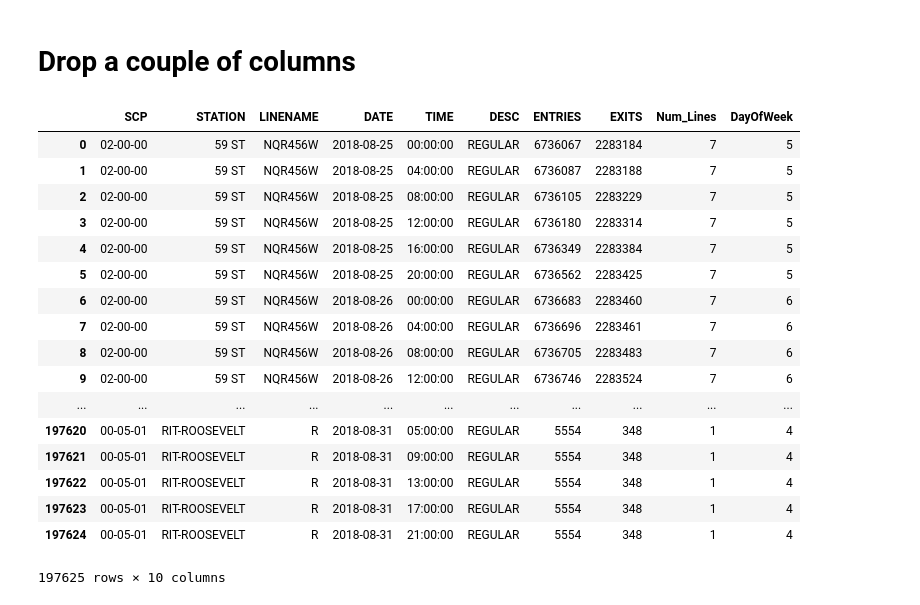
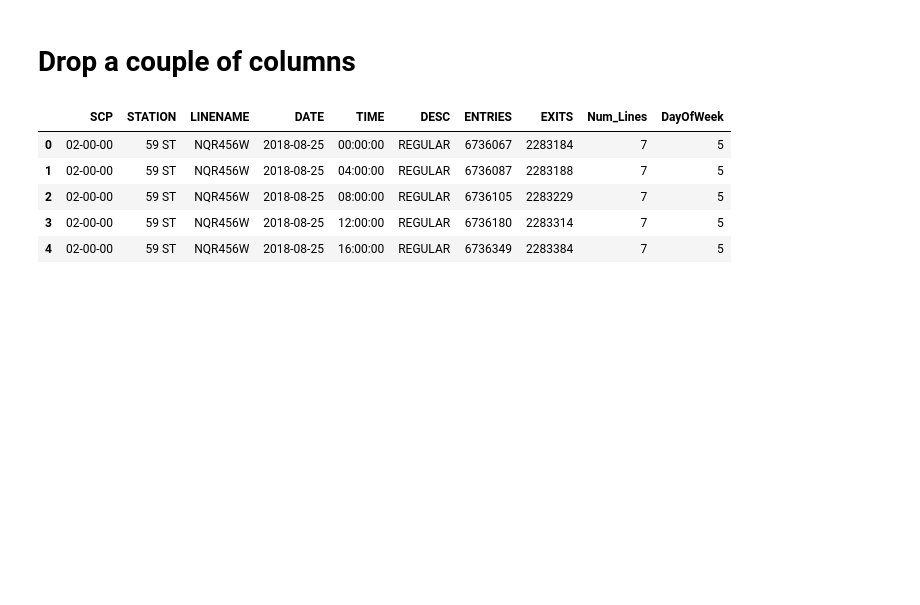
Before and after one commit to lasoya/dsc-0-03-08-understanding-pandas-series-and-dataframes-lab-nyc-ds-career-031119, a Jupyter notebook: index.ipynb, the cells around one changed output. Saved outputs shown, nothing was run; the diff lists cells and outputs as text; code cells hidden in the pictures; blank space fills up the shorter version.

```diff
--- a/index.ipynb
+++ b/index.ipynb
@@ -186,23 +186,11 @@ for k, v in dow.items():
 # %%
 # Your code here
 dropped = df.drop(['C/A', 'UNIT', 'DIVISION'], axis=1)
-dropped
+dropped.head()
 # %% [output]
 |  | SCP | STATION | LINENAME | DATE | TIME | DESC | ENTRIES | EXITS | Num_Lines | DayOfWeek |
 | 0 | 02-00-00 | 59 ST | NQR456W | 2018-08-25 | 00:00:00 | REGULAR | 6736067 | 2283184 | 7 | 5 |
 | 1 | 02-00-00 | 59 ST | NQR456W | 2018-08-25 | 04:00:00 | REGULAR | 6736087 | 2283188 | 7 | 5 |
 | 2 | 02-00-00 | 59 ST | NQR456W | 2018-08-25 | 08:00:00 | REGULAR | 6736105 | 2283229 | 7 | 5 |
 | 3 | 02-00-00 | 59 ST | NQR456W | 2018-08-25 | 12:00:00 | REGULAR | 6736180 | 2283314 | 7 | 5 |
 | 4 | 02-00-00 | 59 ST | NQR456W | 2018-08-25 | 16:00:00 | REGULAR | 6736349 | 2283384 | 7 | 5 |
-| 5 | 02-00-00 | 59 ST | NQR456W | 2018-08-25 | 20:00:00 | REGULAR | 6736562 | 2283425 | 7 | 5 |
-| 6 | 02-00-00 | 59 ST | NQR456W | 2018-08-26 | 00:00:00 | REGULAR | 6736683 | 2283460 | 7 | 6 |
-| 7 | 02-00-00 | 59 ST | NQR456W | 2018-08-26 | 04:00:00 | REGULAR | 6736696 | 2283461 | 7 | 6 |
-| 8 | 02-00-00 | 59 ST | NQR456W | 2018-08-26 | 08:00:00 | REGULAR | 6736705 | 2283483 | 7 | 6 |
-| 9 | 02-00-00 | 59 ST | NQR456W | 2018-08-26 | 12:00:00 | REGULAR | 6736746 | 2283524 | 7 | 6 |
-| ... | ... | ... | ... | ... | ... | ... | ... | ... | ... | ... |
-| 197620 | 00-05-01 | RIT-ROOSEVELT | R | 2018-08-31 | 05:00:00 | REGULAR | 5554 | 348 | 1 | 4 |
-| 197621 | 00-05-01 | RIT-ROOSEVELT | R | 2018-08-31 | 09:00:00 | REGULAR | 5554 | 348 | 1 | 4 |
-| 197622 | 00-05-01 | RIT-ROOSEVELT | R | 2018-08-31 | 13:00:00 | REGULAR | 5554 | 348 | 1 | 4 |
-| 197623 | 00-05-01 | RIT-ROOSEVELT | R | 2018-08-31 | 17:00:00 | REGULAR | 5554 | 348 | 1 | 4 |
-| 197624 | 00-05-01 | RIT-ROOSEVELT | R | 2018-08-31 | 21:00:00 | REGULAR | 5554 | 348 | 1 | 4 |
-197625 rows × 10 columns
```
